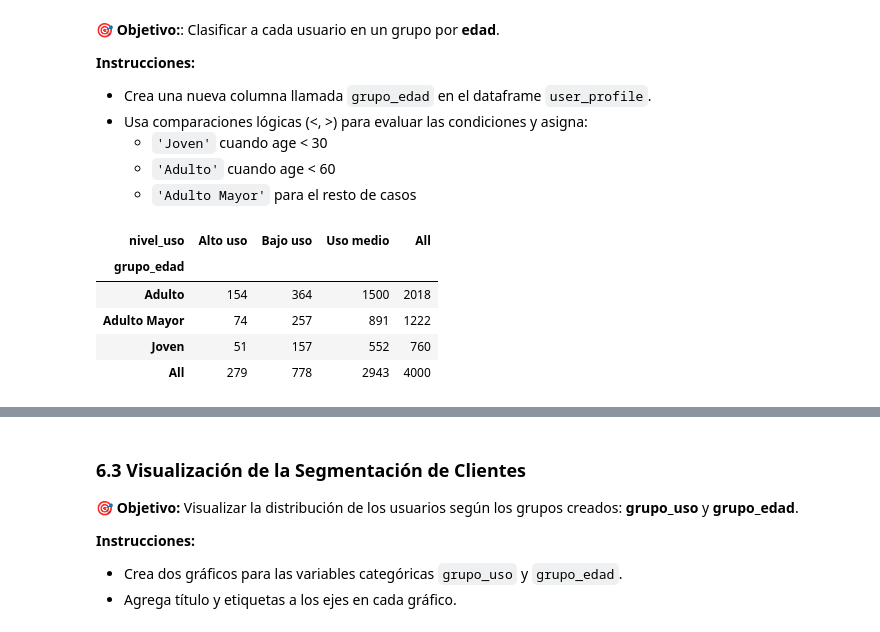
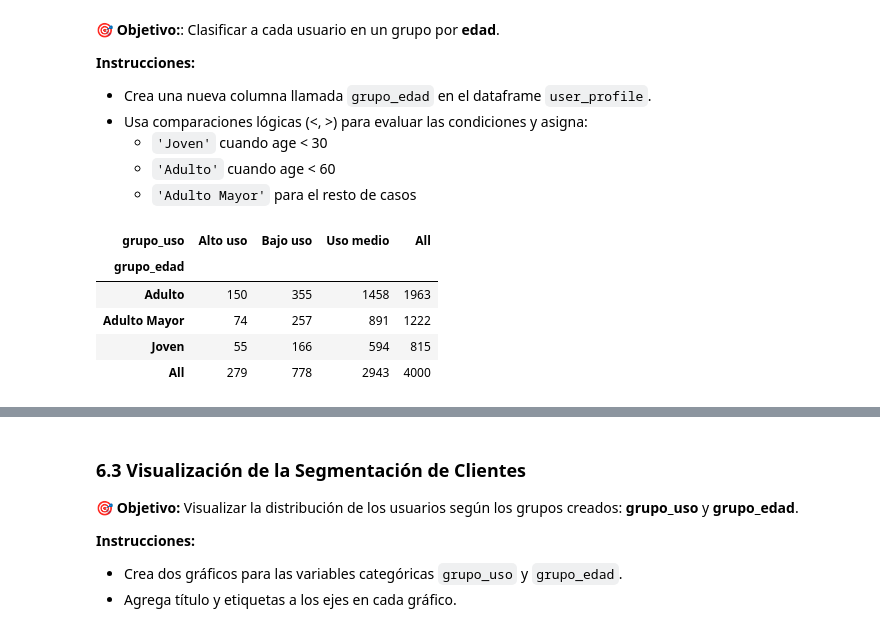
Before and after one commit to iralgom/telecom-analysis, a Jupyter notebook: S7 Version-Estudiante-Project-ConnectaTel.ipynb, the cells around one changed output, grey strips where cells are left out. Cells and saved outputs as stored; diff of their text form; code cells hidden in the pictures.

```diff
--- a/S7 Version-Estudiante-Project-ConnectaTel.ipynb
+++ b/S7 Version-Estudiante-Project-ConnectaTel.ipynb
@@ -512,7 +718,7 @@ usage_agg.head(3)
 # Renombrar columnas
 usage_agg = usage_agg.rename(
     columns = {
-        'is_text' : 'cant_mensaje',
+        'is_text' : 'cant_mensajes',
         'is_call' : 'cant_llamadas',
         'duration' : 'cant_minutos_llamada'
     }
@@ -745,10 +1011,10 @@ for limite in columnas_limites:
 
 condiciones = [
     (user_profile['cant_llamadas'] < 5) &
-    (user_profile['cant_mensaje'] < 5),
+    (user_profile['cant_mensajes'] < 5),
 
     (user_profile['cant_llamadas'] < 10) &
-    (user_profile['cant_mensaje'] < 10)
+    (user_profile['cant_mensajes'] < 10)
 ]
 
 categorias = [
@@ -802,16 +1074,16 @@ user_profile['grupo_edad'] = np.select(
 # %%
 # verificar cambios
 user_profile.head()
 
 pd.crosstab(
     user_profile['grupo_edad'],
-    user_profile['nivel_uso'],
+    user_profile['grupo_uso'],
     margins=True
 )
 # %% [output]
-| nivel_uso | Alto uso | Bajo uso | Uso medio | All |
+| grupo_uso | Alto uso | Bajo uso | Uso medio | All |
 | grupo_edad |  |  |  |  |
-| Adulto | 154 | 364 | 1500 | 2018 |
+| Adulto | 150 | 355 | 1458 | 1963 |
 | Adulto Mayor | 74 | 257 | 891 | 1222 |
-| Joven | 51 | 157 | 552 | 760 |
+| Joven | 55 | 166 | 594 | 815 |
 | All | 279 | 778 | 2943 | 4000 |
```
Also changed, not shown: parts of 39 cells of this notebook.
